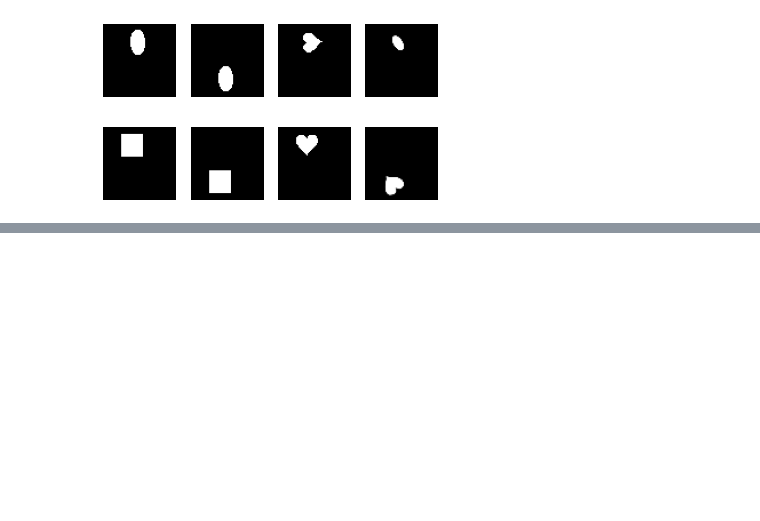
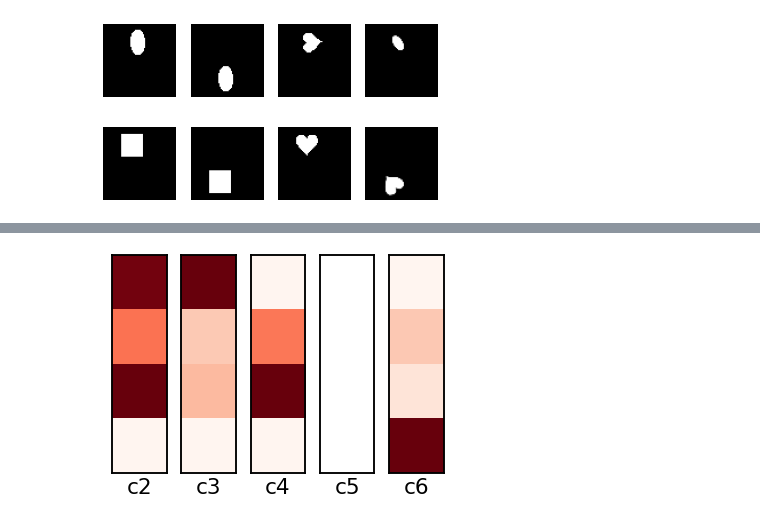
Before and after one commit to muhammadyaseen/vae-disentanglement, a Jupyter notebook: Latent Space Semantics.ipynb, the cells around one changed output, grey strips where cells are left out. Saved outputs shown, nothing was run; the diff lists cells and outputs as text; code cells hidden in the pictures; blank space fills up the shorter version.

```diff
--- a/Latent Space Semantics.ipynb
+++ b/Latent Space Semantics.ipynb
@@ -232,0 +267,13 @@ sns.scatterplot(x=[1,2,3,4],y=[1,2,3,4],hue=['g1','g2','g2','g1'])
+# %%
+normalized_responsibilities = dimwise_variances.T / np.linalg.norm(dimwise_variances, ord=1, axis=1)
+fig, axs = plt.subplots(1,5)
+for i, dv in enumerate(normalized_responsibilities.T):
+
+    axs[i].imshow(np.expand_dims(dv, axis=1), cmap='Reds', interpolation='nearest')
+    axs[i].set_yticklabels([])
+    axs[i].set_yticks([])
+    axs[i].set_xticks([])
+    axs[i].set_xticklabels([])
+    axs[i].set_xlabel('c'+str(i+2))
+# %% [output]
+[figure, added]
```
Also changed, not shown: parts of 11 cells of this notebook, 10 other files.
